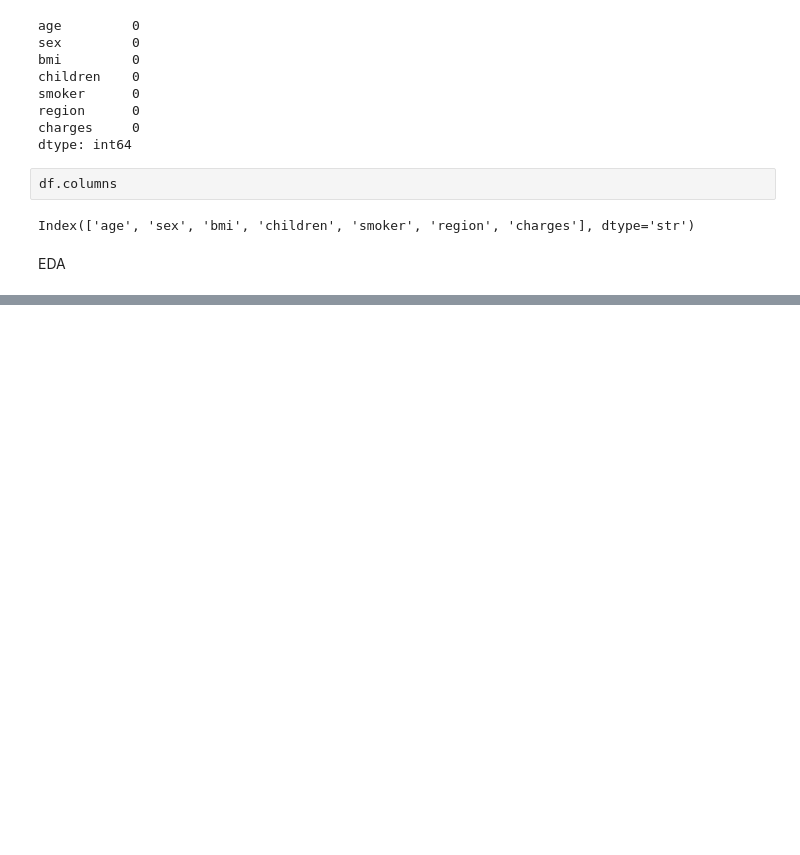
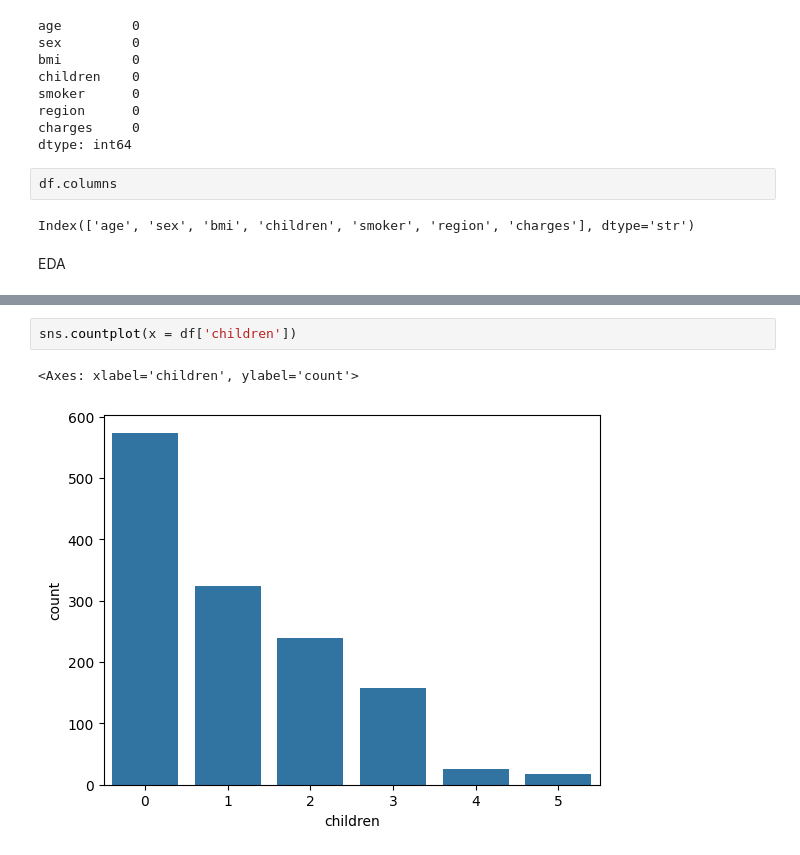
Before and after one commit to rahul-gitt/AI-ML-JOURNEY, a Jupyter notebook: scikit-learn/Insurance_Project/main.ipynb, the cells around one changed output, grey strips where cells are left out. Saved outputs shown, nothing was run; the diff lists cells and outputs as text; blank space fills up the shorter version.

```diff
--- a/scikit-learn/Insurance_Project/main.ipynb
+++ b/scikit-learn/Insurance_Project/main.ipynb
@@ -84,3 +84,8 @@ for clm in numeric_clm:
 [figure]
 [figure]
 [figure]
+# %%
+sns.countplot(x = df['children'])
+# %% [output]
+<Axes: xlabel='children', ylabel='count'>
+[figure, added]
```
Also changed, not shown: parts of 3 cells of this notebook.
